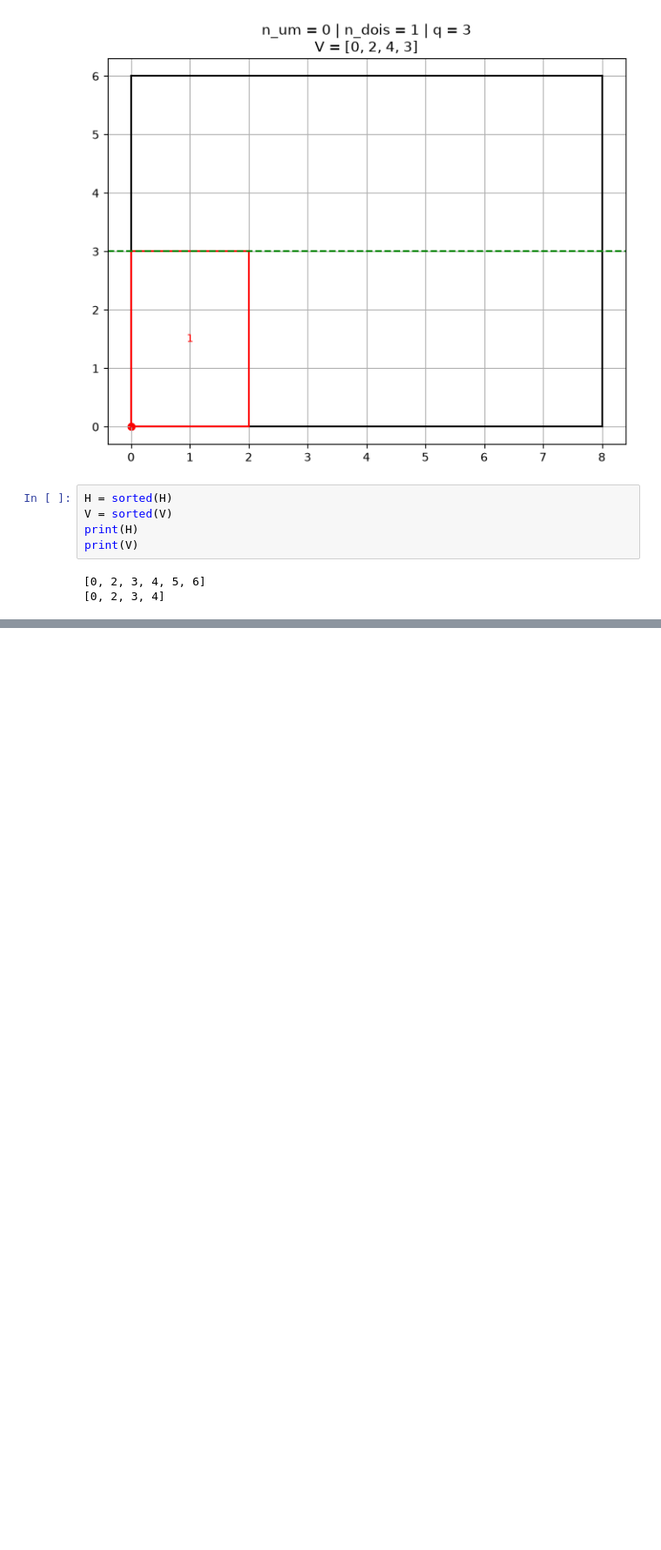
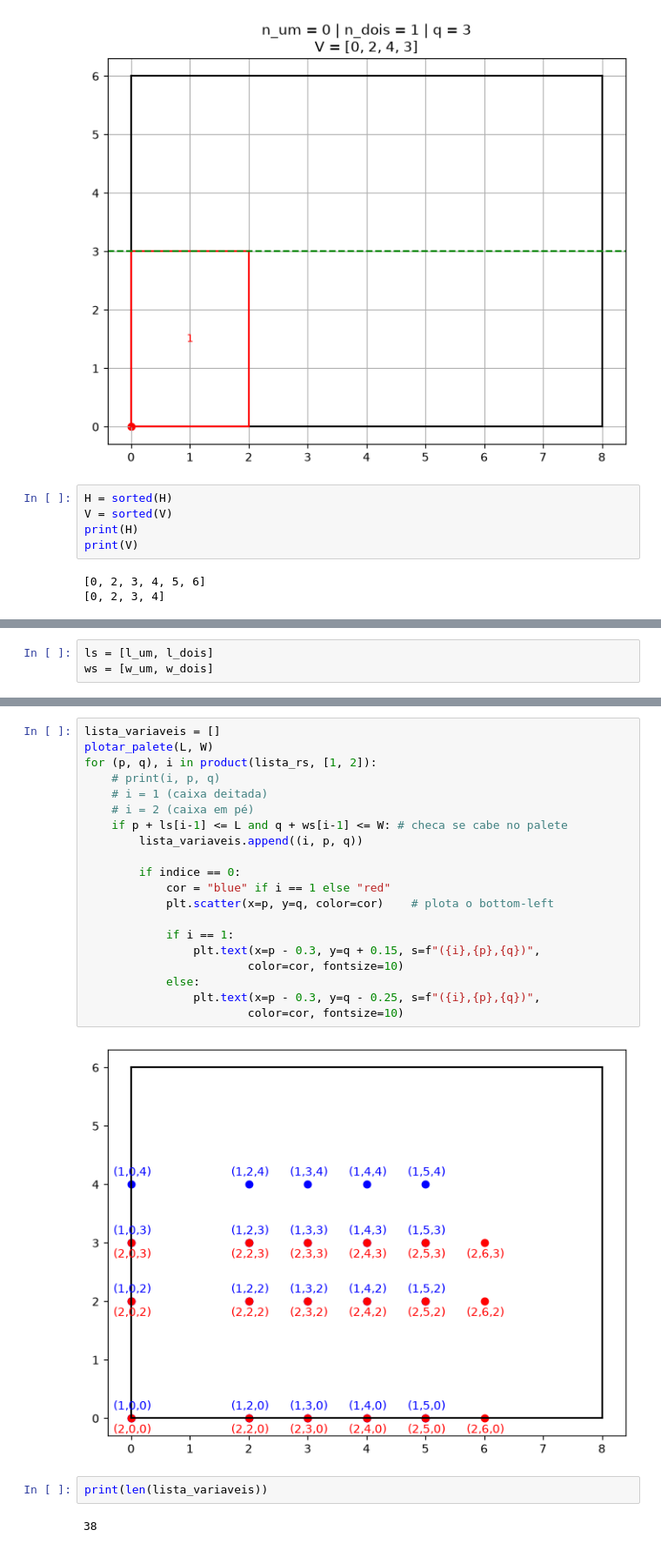
Before and after one commit to FeAlmassy/palete_caixa, a Jupyter notebook: palete_caixa_aula.ipynb, the cells around one changed output, grey strips where cells are left out. Shown at 87% size. Drawn from its saved outputs; the diff is of its cells as text; blank space fills up the shorter version.

```diff
--- a/palete_caixa_aula.ipynb
+++ b/palete_caixa_aula.ipynb
@@ -148,0 +181,3 @@ print(V)
+# %%
+ls = [l_um, l_dois]
+ws = [w_um, w_dois]
@@ -148,0 +189,26 @@ print(V)
+# %%
+lista_variaveis = []
+plotar_palete(L, W)
+for (p, q), i in product(lista_rs, [1, 2]):
+    # print(i, p, q)
+    # i = 1 (caixa deitada)
+    # i = 2 (caixa em pé)
+    if p + ls[i-1] <= L and q + ws[i-1] <= W: # checa se cabe no palete
+        lista_variaveis.append((i, p, q))
+
+        if indice == 0:
+            cor = "blue" if i == 1 else "red"
+            plt.scatter(x=p, y=q, color=cor)    # plota o bottom-left
+
+            if i == 1:
+                plt.text(x=p - 0.3, y=q + 0.15, s=f"({i},{p},{q})",
+                        color=cor, fontsize=10)
+            else:
+                plt.text(x=p - 0.3, y=q - 0.25, s=f"({i},{p},{q})",
+                        color=cor, fontsize=10)
+# %% [output]
+[figure, added]
+# %%
+print(len(lista_variaveis))
+# %% [output]
+38
```
Also changed, not shown: parts of 6 cells of this notebook.
